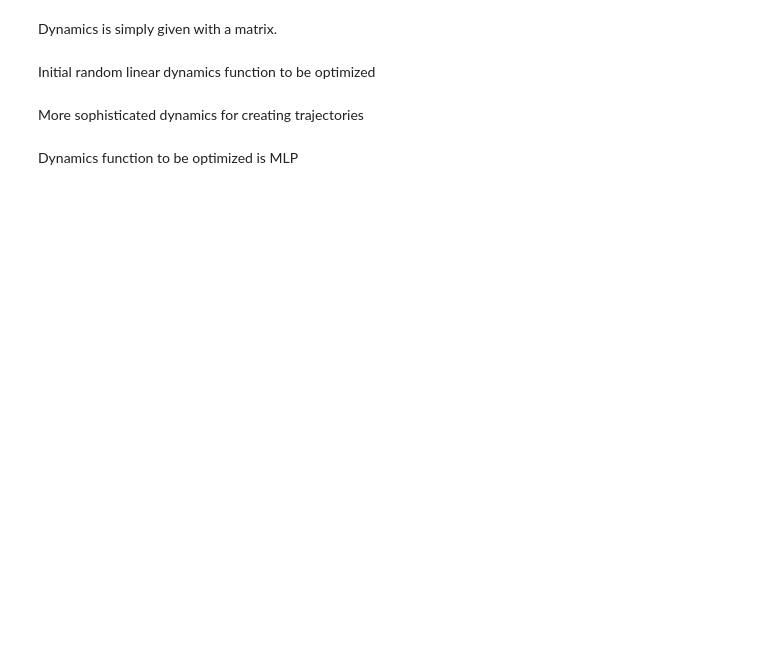
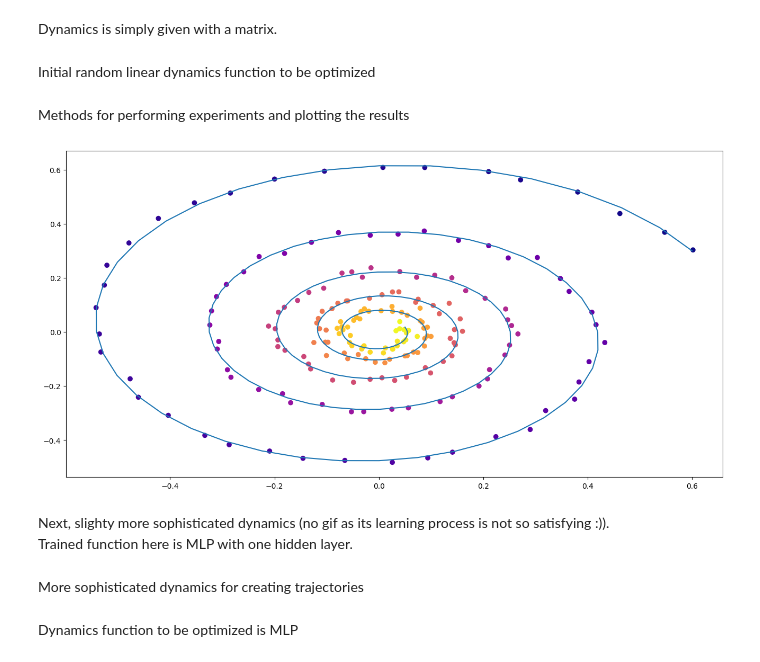
Before and after one commit to RinokuS/neural-ode, a Jupyter notebook: Neural ODEs.ipynb, the cells around one changed output. Saved outputs shown, nothing was run; the diff lists cells and outputs as text; code cells hidden in the pictures; blank space fills up the shorter version.

Commit message:
Refactoring + saved some test visualizations

```diff
--- a/Neural ODEs.ipynb
+++ b/Neural ODEs.ipynb
@@ -194,7 +77,7 @@ This function underlies the whole Neural ODE method.
 # %%
 class ODEAdjoint(torch.autograd.Function):
     @staticmethod
-    def forward(ctx, z0, t, flat_parameters, func):
+    def forward(ctx, z0, t, flat_parameters, func, ode_solver):
         assert isinstance(func, ODEF)
         bs, *z_shape = z0.size()
         time_len = t.size(0)
@@ -203,9 +86,10 @@ class ODEAdjoint(torch.autograd.Function):
             z = torch.zeros(time_len, bs, *z_shape).to(z0)
             z[0] = z0
             for i_t in range(time_len - 1):
-                z0 = ode_solve(z0, t[i_t], t[i_t+1], func)
+                z0 = ode_solver.solve(z0, t[i_t], t[i_t+1], func)
                 z[i_t+1] = z0
 
+        ctx.ode_solver = ode_solver
         ctx.func = func
         ctx.save_for_backward(t, z.clone(), flat_parameters)
         return z
@@ -215,6 +99,7 @@ class ODEAdjoint(torch.autograd.Function):
         """
         dLdz shape: time_len, batch_size, *z_shape
         """
+        ode_solver = ctx.ode_solver
         func = ctx.func
         t, z, flat_parameters = ctx.saved_tensors
         time_len, bs, *z_shape = z.size()
@@ -272,7 +157,7 @@ class ODEAdjoint(torch.autograd.Function):
                 aug_z = torch.cat((z_i.view(bs, n_dim), adj_z, torch.zeros(bs, n_params).to(z), adj_t[i_t]), dim=-1)
 
                 # Solve augmented system backwards
-                aug_ans = ode_solve(aug_z, t_i, t[i_t-1], augmented_dynamics)
+                aug_ans = ode_solver.solve(aug_z, t_i, t[i_t-1], augmented_dynamics)
 
                 # Unpack solved backwards augmented system
                 adj_z[:] = aug_ans[:, n_dim:2*n_dim]
@@ -289,5 +174,5 @@ class ODEAdjoint(torch.autograd.Function):
             # Adjust adjoints
             adj_z += dLdz_0
             adj_t[0] = adj_t[0] - dLdt_0
-        return adj_z.view(bs, *z_shape), adj_t, adj_p, None
+        return adj_z.view(bs, *z_shape), adj_t, adj_p, None, None
 # %% [markdown]
@@ -295,13 +180,14 @@ Wrap ode adjoint function in **nn.Module** for convenience.
 # %%
 class NeuralODE(nn.Module):
-    def __init__(self, func):
+    def __init__(self, func, ode_solver):
         super(NeuralODE, self).__init__()
         assert isinstance(func, ODEF)
         self.func = func
+        self.ode_solver = ode_solver
 
     def forward(self, z0, t=Tensor([0., 1.]), return_whole_sequence=False):
         t = t.to(z0)
-        z = ODEAdjoint.apply(z0, t, self.func.flatten_parameters(), self.func)
+        z = ODEAdjoint.apply(z0, t, self.func.flatten_parameters(), self.func, self.ode_solver)
         if return_whole_sequence:
             return z
         else:
@@ -351,3 +227,5 @@ Initial random linear dynamics function to be optimized
 class RandomLinearODEF(LinearODEF):
     def __init__(self):
         super(RandomLinearODEF, self).__init__(torch.randn(2, 2)/2.)
+# %% [markdown]
+Methods for performing experiments and plotting the results
@@ -354,3 +301,13 @@ class RandomLinearODEF(LinearODEF):
+# %%
+ode_true = NeuralODE(SpiralFunctionExample(), euler_solver())
+ode_trained = NeuralODE(RandomLinearODEF(), euler_solver())
+# %%
+conduct_experiment(ode_true, ode_trained, 3000, "linear", plot_freq=300)
+# %% [output]
+[figure, added]
+# %% [markdown]
+Next, slighty more sophisticated dynamics (no gif as its learning process is not so satisfying :)).
+Trained function here is MLP with one hidden layer.
 # %% [markdown]
 More sophisticated dynamics for creating trajectories
 # %%
```
Also changed, not shown: parts of 73 cells of this notebook, 28 other files.
